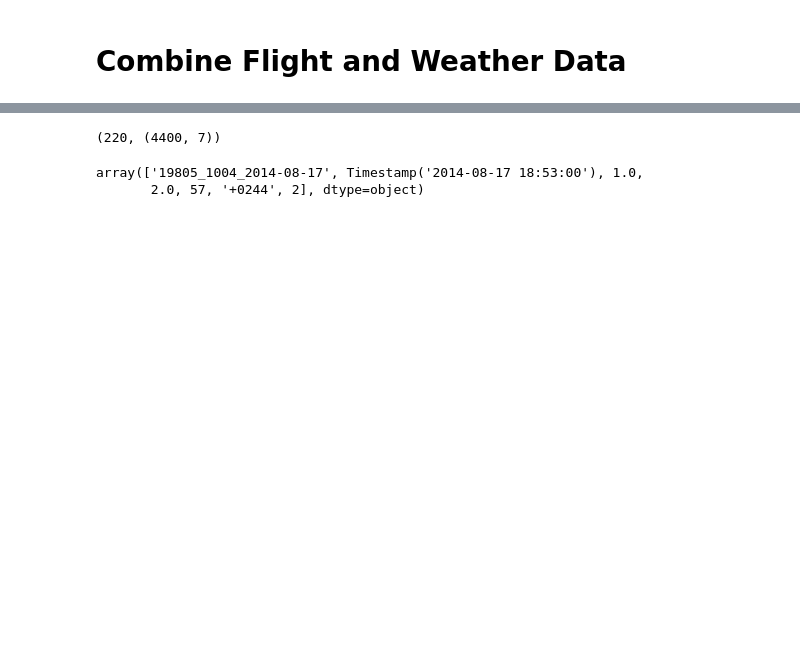
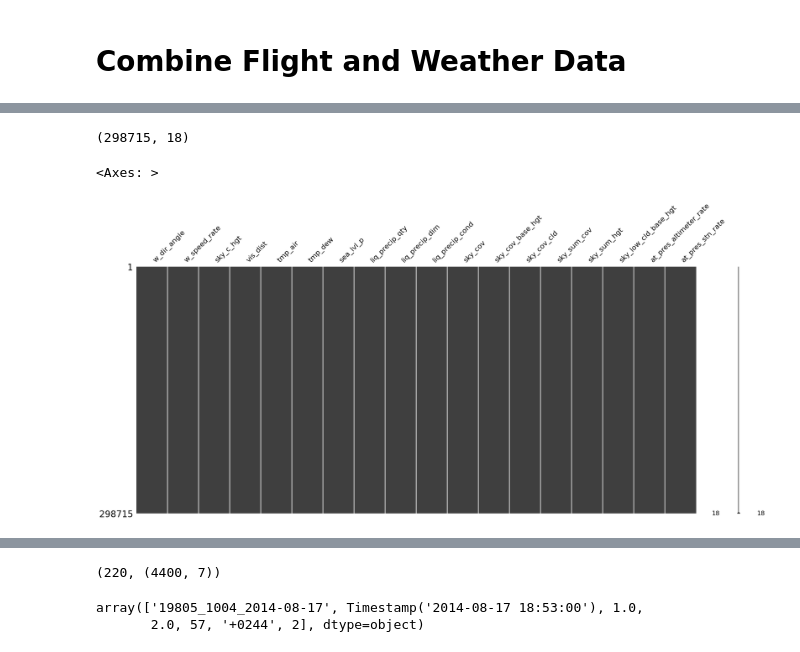
Before and after one commit to kchen79427/Capstone_Bruestle_Boudia_Chen, a Jupyter notebook: Weather_Boudia_LSTM.ipynb, the cells around one changed output, grey strips where cells are left out. Cells and saved outputs as stored; diff of their text form; code cells hidden in the pictures; blank space fills up the shorter version.

Commit message:
Updated with the sequenced data steps and remnants of the lstm modeling efforts

```diff
--- a/Weather_Boudia_LSTM.ipynb
+++ b/Weather_Boudia_LSTM.ipynb
@@ -195,0 +337,3 @@ data.write.parquet('/content/drive/Shareddrives/STUDENT-Capstone SS23/Model_Data
+# %%
+ts = spark.read.parquet('/content/drive/Shareddrives/STUDENT-Capstone SS23/RNN_Data/input.parquet')
+ts.createOrReplaceTempView('alldata')
@@ -196,2 +360,2 @@ data.write.parquet('/content/drive/Shareddrives/STUDENT-Capstone SS23/Model_Data
 # %%
-df = data.toPandas()
+df = ts.toPandas()
@@ -226,0 +393,18 @@ AnalysisException: ignored
+# %%
+# Update the columns to appropriate dtypes
+df['liq_precip_qty'] = df['liq_precip_qty'].astype('float64')
+df['sky_cov'] = df['sky_cov'].astype('float64')
+df['sky_cov_cld'] = df['sky_cov_cld'].astype('float64')
+# %%
+weather_vars = df.iloc[:, 5:].select_dtypes(include=['int64','float64']).columns
+df_mean = df.groupby('Flight_Num')[weather_vars].mean()
+# %%
+df_mean.shape
+# %% [output]
+(298715, 18)
+# %%
+import missingno as msn
+msn.matrix(df_mean)
+# %% [output]
+<Axes: >
+[figure, added]
```
Also changed, not shown: parts of 60 cells of this notebook.
